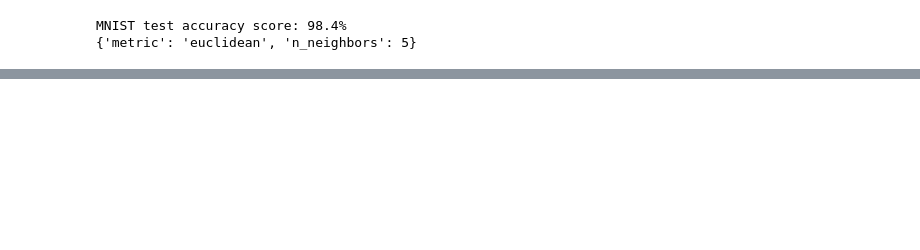
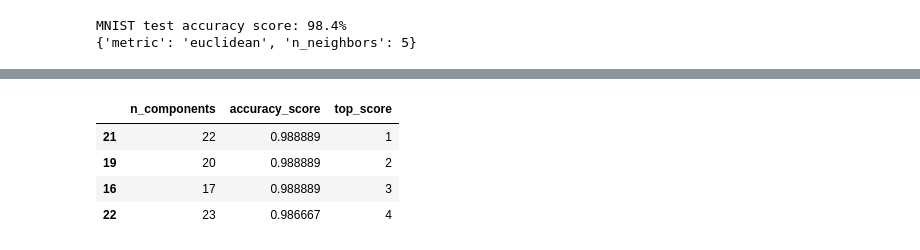
Before and after one commit to PacktPublishing/Hands-On-Machine-Learning-with-scikit-learn-and-Scientific-Python-Toolkits, a Jupyter notebook: chapters/ch05/Digits Embedding.ipynb, the cells around one changed output, grey strips where cells are left out. Cells and saved outputs as stored; diff of their text form; code cells hidden in the pictures; blank space fills up the shorter version.

```diff
--- a/chapters/ch05/Digits Embedding.ipynb
+++ b/chapters/ch05/Digits Embedding.ipynb
@@ -540,3 +540,19 @@ print(clf.best_params_)
 # %% [output]
 MNIST test accuracy score: 98.4%
 {'metric': 'euclidean', 'n_neighbors': 5}
+# %%
+parameters = {'metric':('manhattan','euclidean'), 'n_neighbors': range(5, 22)}
+
+knn = KNeighborsClassifier()
+clf = GridSearchCV(knn, param_grid=parameters, scoring='accuracy', cv=5)
+
+clf.fit(x_train_restored, y_train)
+
+y_test_pred = clf.predict(x_test_restored)
+
+print(
+    'MNIST test accuracy score: {:.1%}'.format(
+        accuracy_score(y_test, y_test_pred),
+    )
+)
+print(clf.best_params_)
@@ -564,0 +639,10 @@ MNIST test accuracy score: 98.2%
+# %%
+df_accuracies.sort_values(
+    'top_score', ascending=True
+).head(4)
+# %% [output]
+|  | n_components | accuracy_score | top_score |
+| 21 | 22 | 0.988889 | 1 |
+| 19 | 20 | 0.988889 | 2 |
+| 16 | 17 | 0.988889 | 3 |
+| 22 | 23 | 0.986667 | 4 |
```
Also changed, not shown: parts of 10 cells of this notebook, 3 other files.
